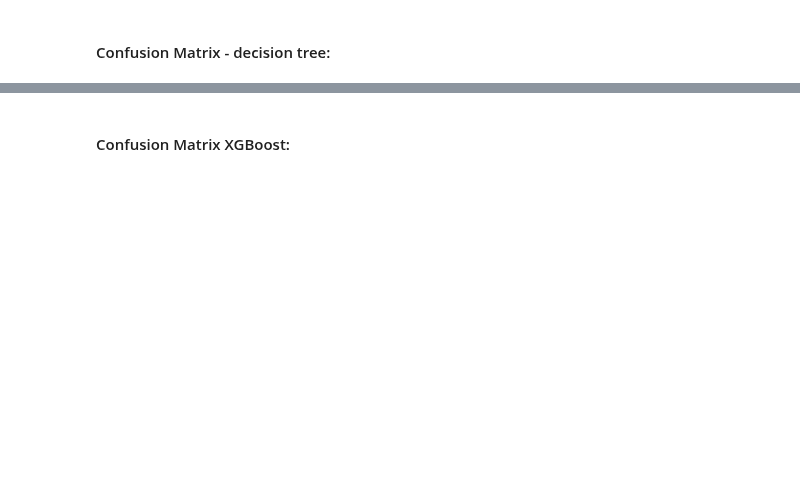
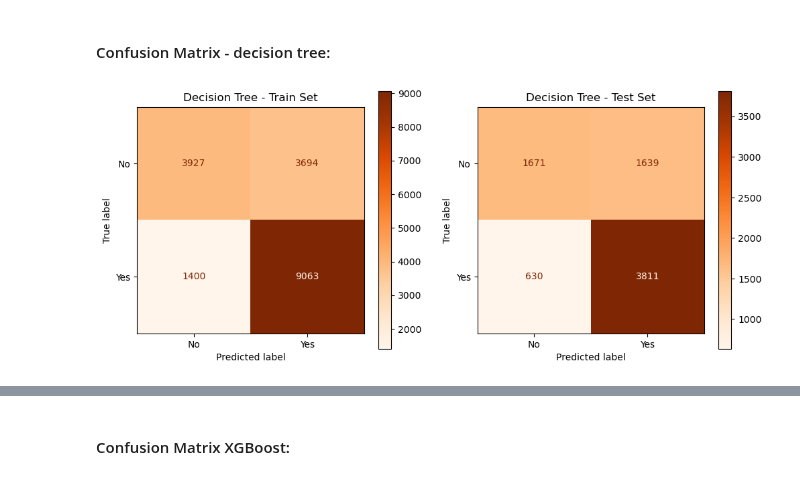
Before and after one commit to renata-liu/dsci-430, a Jupyter notebook: assignment-3/Module 3 assignment AIF360.ipynb, the cells around one changed output, grey strips where cells are left out. Saved outputs shown, nothing was run; the diff lists cells and outputs as text; code cells hidden in the pictures; blank space fills up the shorter version.

```diff
--- a/assignment-3/Module 3 assignment AIF360.ipynb
+++ b/assignment-3/Module 3 assignment AIF360.ipynb
@@ -233,6 +541,28 @@ classified_metric_rf.binary_confusion_matrix(privileged=None)
 # %% [markdown]
 #### Confusion Matrix - decision tree:
 # %%
-# Use confusion_matrix to plot your result here
+import matplotlib.pyplot as plt
+from sklearn.metrics import confusion_matrix, ConfusionMatrixDisplay
+
+# Decision Tree Confusion Matrices
+fig, axes = plt.subplots(1, 2, figsize=(12, 5))
+
+# Train
+y_pred_dt_train = tree_model.predict(X_train)
+cm_dt_train = confusion_matrix(y_train, y_pred_dt_train, labels=tree_model.classes_)
+disp_dt_train = ConfusionMatrixDisplay(confusion_matrix=cm_dt_train, display_labels=tree_model.classes_)
+disp_dt_train.plot(ax=axes[0], cmap='Oranges')
+axes[0].set_title("Decision Tree - Train Set")
+
+# Test
+y_pred_dt_test = tree_model.predict(X_test)
+cm_dt_test = confusion_matrix(y_test, y_pred_dt_test, labels=tree_model.classes_)
+disp_dt_test = ConfusionMatrixDisplay(confusion_matrix=cm_dt_test, display_labels=tree_model.classes_)
+disp_dt_test.plot(ax=axes[1], cmap='Oranges')
+axes[1].set_title("Decision Tree - Test Set")
+
+plt.show()
+# %% [output]
+[figure, added]
 # %%
 classified_metric_dt.binary_confusion_matrix(privileged=None)
```
Also changed, not shown: parts of 35 cells of this notebook.
